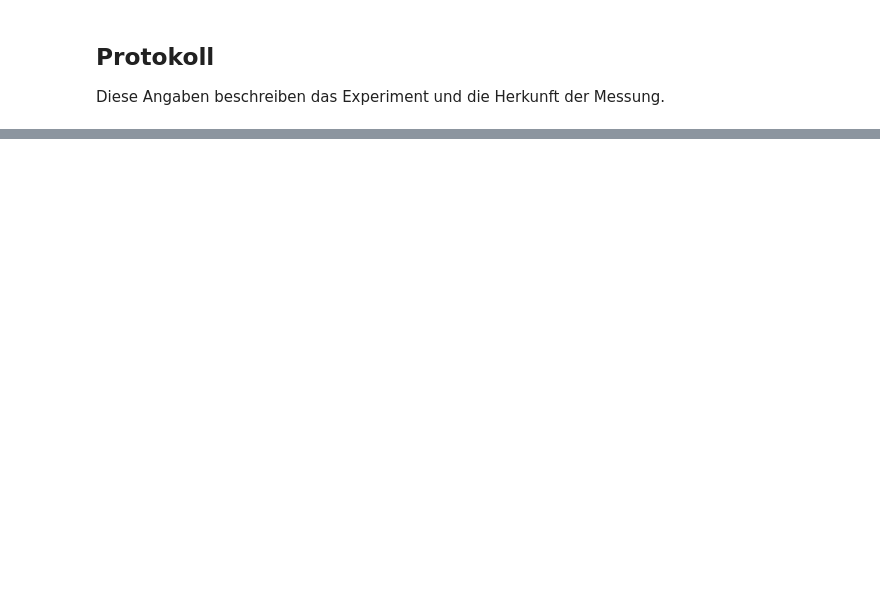
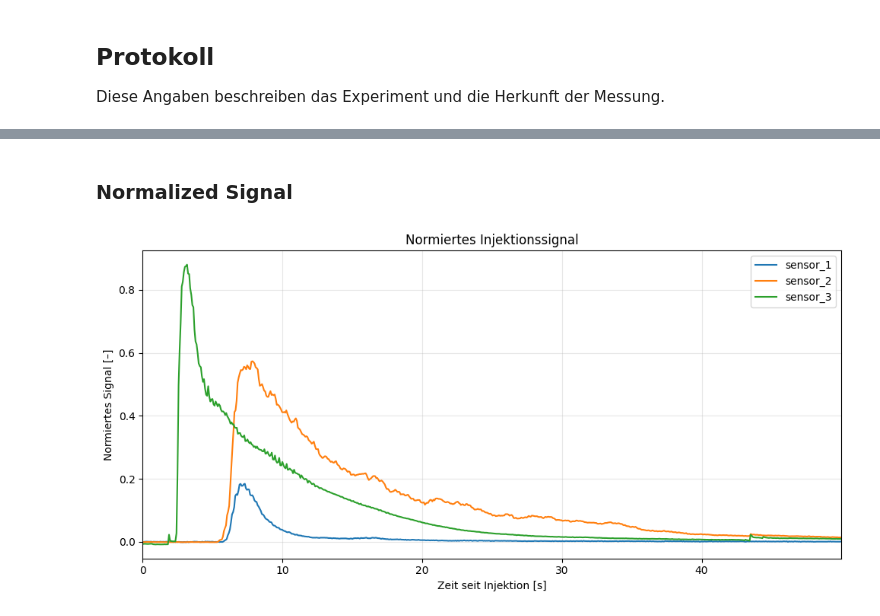
Before and after one commit to Lukro-fhdo/Dynano, a Jupyter notebook: notebooks/test_sensor_pipeline.ipynb, the cells around one changed output, grey strips where cells are left out. Cells and saved outputs as stored; diff of their text form; code cells hidden in the pictures; blank space fills up the shorter version.

```diff
--- a/notebooks/test_sensor_pipeline.ipynb
+++ b/notebooks/test_sensor_pipeline.ipynb
@@ -73,0 +287,36 @@ Das ist ein Importvergleich für ein Experiment, kein Test der gesamten Auswertu
+# %% [markdown]
+### Normalized Signal
+# %%
+from src.spectral_sensor.normalization import (
+    get_min,
+    normalize_signal,
+)
+
+reference_start_s = marker_time(synced_markers, 6)
+reference_end_s = marker_time(synced_markers, 7)
+
+reference_sensors = select_time_window(
+    synced_sensors,
+    start_s=reference_start_s,
+    window_s=reference_end_s - reference_start_s,
+)
+
+references = get_min(
+    reference_sensors,
+    wavelength_nm=wavelength_nm,
+)
+
+normalized_sensors = normalize_signal(
+    corrected_sensors,
+    references,
+)
+fig, ax = plot_timeseries(
+    normalized_sensors,
+    time_column="time_from_start_s",
+    signal_column="normalized_0_1",
+    xlabel="Zeit seit Injektion [s]",
+    ylabel="Normiertes Signal [–]",
+    title="Normiertes Injektionssignal",
+)
+# %% [output]
+[figure, added]
```
Also changed, not shown: parts of 23 cells of this notebook, 6 other files.
